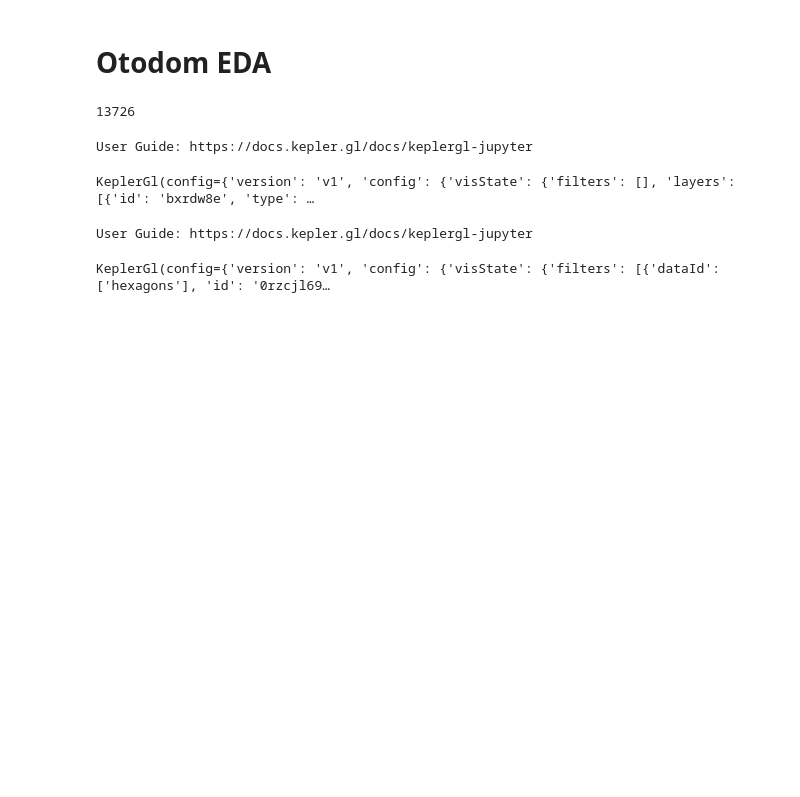
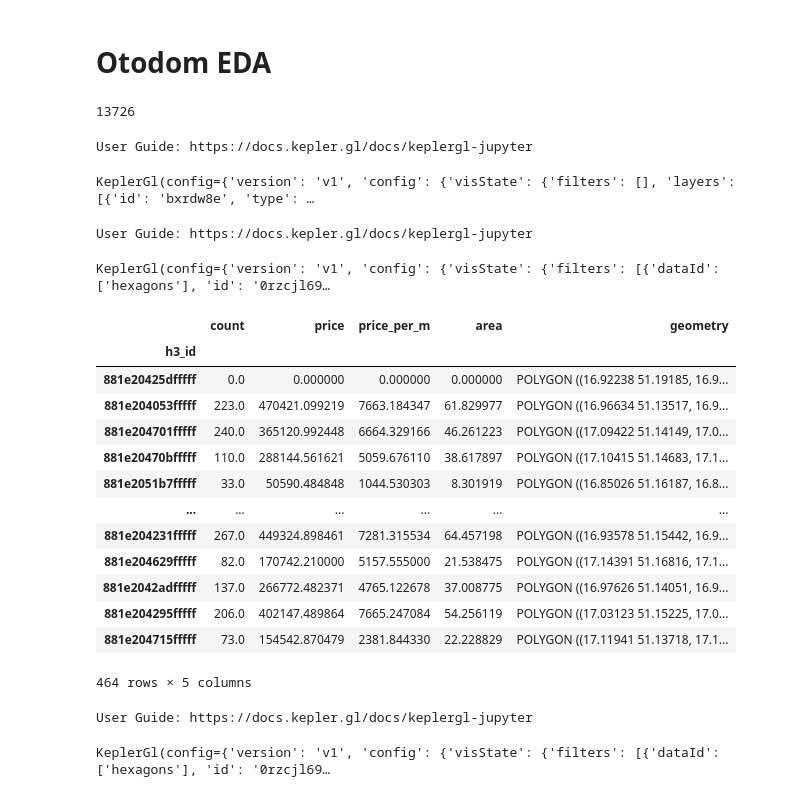
Before and after one commit to EmbeddML/relocation-recommendation, a Jupyter notebook: notebooks/otodom.ipynb, the cells around one changed output. Cells and saved outputs as stored; diff of their text form; code cells hidden in the pictures; blank space fills up the shorter version.

Commit message:
add smoothed values over neighbours

```diff
--- a/notebooks/otodom.ipynb
+++ b/notebooks/otodom.ipynb
@@ -79,7 +76,8 @@ Data columns (total 9 columns):
 dtypes: float64(3), geometry(1), int64(1), object(4)
 memory usage: 1.0+ MB
 # %%
-gdf_grouped = gdf.groupby(by="h3_id").agg(func={"count": "count", "price": "mean", "price_per_m": "mean", "area": "mean"}).join(hexagons, how="right").fillna(0)
+agg_function_columns = {"count": "count", "price": "mean", "price_per_m": "mean", "area": "mean"}
+gdf_grouped = gdf.groupby(by="h3_id").agg(func=agg_function_columns).join(hexagons, how="right").fillna(0)
 gdf_grouped = gpd.GeoDataFrame(gdf_grouped).set_crs(epsg=4326)
 gdf_grouped
 # %% [output]
@@ -157,3 +155,43 @@ KeplerGl(config={'version': 'v1', 'config': {'visState': {'filters': [{'dataId':
 # %%
 with open(kepler_config_price_per_m_path, "w") as f:
     json.dump(m.config, f, indent=2)
+# %%
+gdf_smoothed = gdf_grouped.copy()
+gdf_smoothed["hex_id"] = gdf_smoothed.index
+gdf_smoothed["neighbour_id"] = gdf_smoothed["hex_id"].apply(lambda hex_id: list(h3.k_ring_distances(hex_id, 1)[1]))
+gdf_smoothed.drop(columns="hex_id", inplace=True)
+gdf_smoothed = gdf_smoothed.explode(column="neighbour_id")
+
+agg_function_columns_smooth = agg_function_columns.copy()
+agg_function_columns_smooth["count"] = "sum"
+gdf_smoothed = gpd.GeoDataFrame(gdf_smoothed.groupby(by="neighbour_id").agg(agg_function_columns_smooth).rename_axis("h3_id").join(hexagons, how="right").fillna(0))
+gdf_smoothed
+# %% [output]
+|  | count | price | price_per_m | area | geometry |
+| h3_id |  |  |  |  |  |
+| 881e20425dfffff | 0.0 | 0.000000 | 0.000000 | 0.000000 | POLYGON ((16.92238 51.19185, 16.9... |
+| 881e204053fffff | 223.0 | 470421.099219 | 7663.184347 | 61.829977 | POLYGON ((16.96634 51.13517, 16.9... |
+| 881e204701fffff | 240.0 | 365120.992448 | 6664.329166 | 46.261223 | POLYGON ((17.09422 51.14149, 17.0... |
+| 881e20470bfffff | 110.0 | 288144.561621 | 5059.676110 | 38.617897 | POLYGON ((17.10415 51.14683, 17.1... |
+| 881e2051b7fffff | 33.0 | 50590.484848 | 1044.530303 | 8.301919 | POLYGON ((16.85026 51.16187, 16.8... |
+| ... | ... | ... | ... | ... | ... |
+| 881e204231fffff | 267.0 | 449324.898461 | 7281.315534 | 64.457198 | POLYGON ((16.93578 51.15442, 16.9... |
+| 881e204629fffff | 82.0 | 170742.210000 | 5157.555000 | 21.538475 | POLYGON ((17.14391 51.16816, 17.1... |
+| 881e2042adfffff | 137.0 | 266772.482371 | 4765.122678 | 37.008775 | POLYGON ((16.97626 51.14051, 16.9... |
+| 881e204295fffff | 206.0 | 402147.489864 | 7665.247084 | 54.256119 | POLYGON ((17.03123 51.15225, 17.0... |
+| 881e204715fffff | 73.0 | 154542.870479 | 2381.844330 | 22.228829 | POLYGON ((17.11941 51.13718, 17.1... |
+464 rows × 5 columns
+# %%
+kepler_config_price_per_m_path = KEPLER_DIR.joinpath("kepler_config_price_per_m.json")
+if kepler_config_price_per_m_path.exists():
+    with open(kepler_config_price_per_m_path, "r") as f:
+        config = json.load(f)
+else:
+    config = {}
+
+m = KeplerGl(config=config)
+m.add_data(gdf_smoothed.copy(), name="hexagons")
+m
+# %% [output]
+User Guide: https://docs.kepler.gl/docs/keplergl-jupyter
+KeplerGl(config={'version': 'v1', 'config': {'visState': {'filters': [{'dataId': ['hexagons'], 'id': '0rzcjl69…
```
Also changed, not shown: parts of 1 cell of this notebook.
